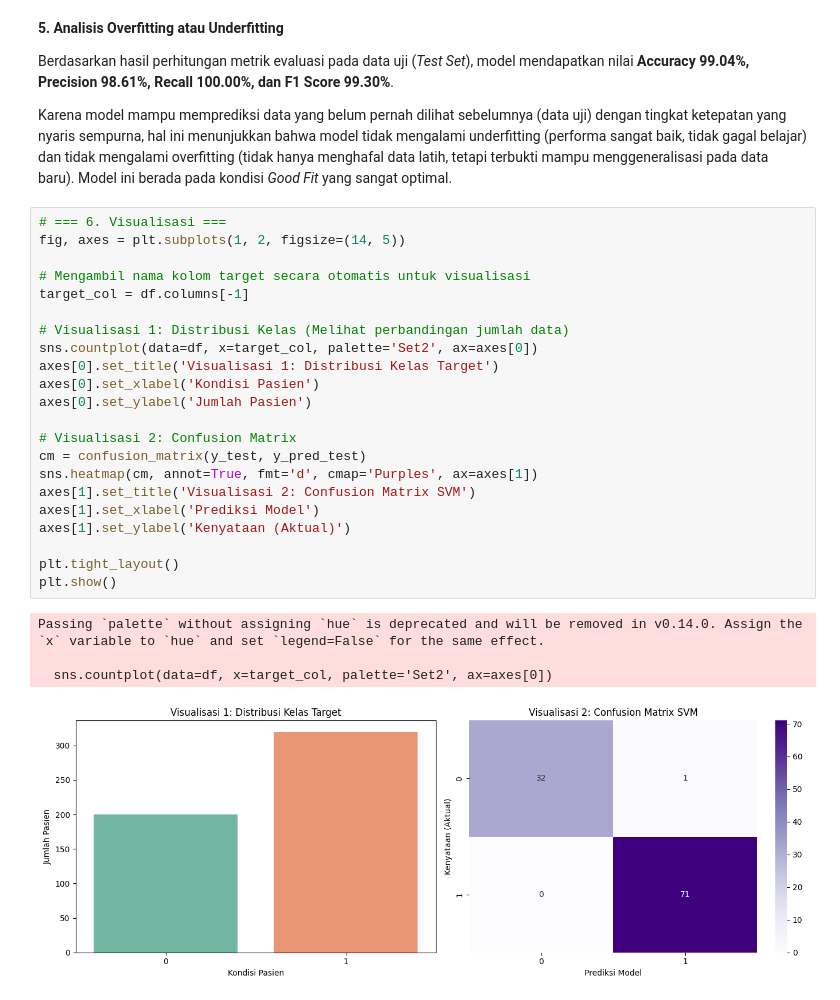
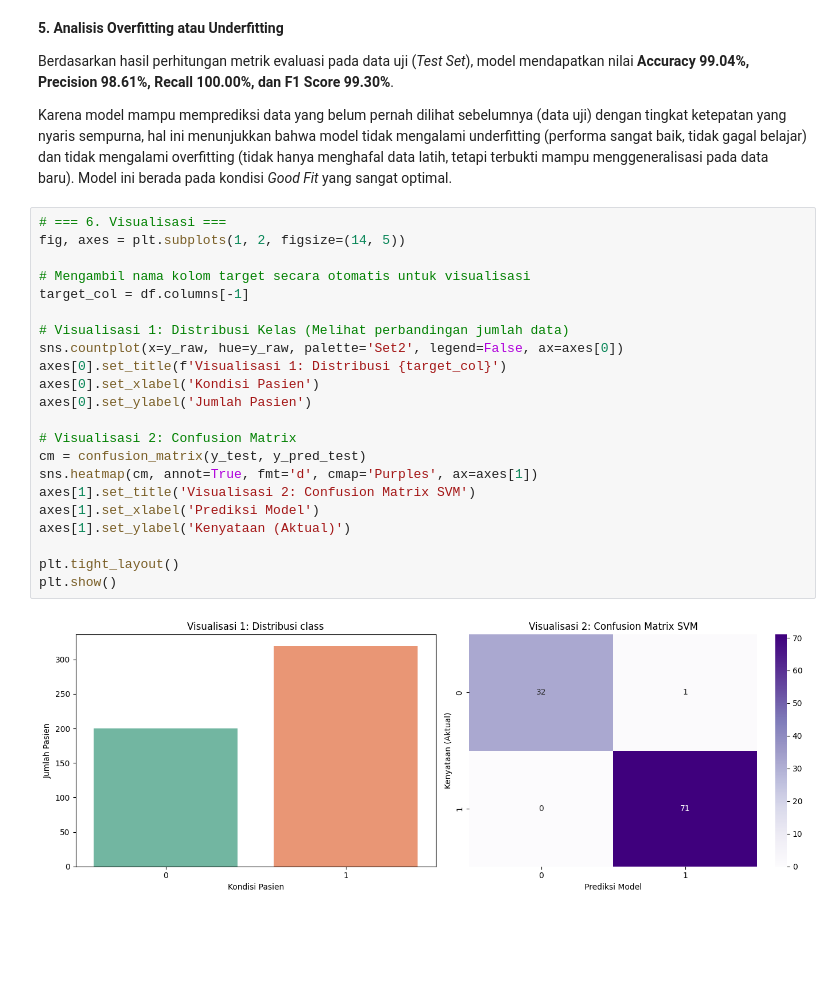
Before and after one commit to hidnira-lab/introduce-data-science, a Jupyter notebook: classification_with_support_vector_machines.ipynb, the cells around one changed output. Cells and saved outputs as stored; diff of their text form; blank space fills up the shorter version.

Commit message:
finalize : distribution visualization

```diff
--- a/classification_with_support_vector_machines.ipynb
+++ b/classification_with_support_vector_machines.ipynb
@@ -73,27 +73,24 @@ Karena model mampu memprediksi data yang belum pernah dilihat sebelumnya (data u
 # %%
 # === 6. Visualisasi ===
 fig, axes = plt.subplots(1, 2, figsize=(14, 5))
 
 # Mengambil nama kolom target secara otomatis untuk visualisasi
 target_col = df.columns[-1]
 
 # Visualisasi 1: Distribusi Kelas (Melihat perbandingan jumlah data)
-sns.countplot(data=df, x=target_col, palette='Set2', ax=axes[0])
-axes[0].set_title('Visualisasi 1: Distribusi Kelas Target')
+sns.countplot(x=y_raw, hue=y_raw, palette='Set2', legend=False, ax=axes[0])
+axes[0].set_title(f'Visualisasi 1: Distribusi {target_col}')
 axes[0].set_xlabel('Kondisi Pasien')
 axes[0].set_ylabel('Jumlah Pasien')
 
 # Visualisasi 2: Confusion Matrix
 cm = confusion_matrix(y_test, y_pred_test)
 sns.heatmap(cm, annot=True, fmt='d', cmap='Purples', ax=axes[1])
 axes[1].set_title('Visualisasi 2: Confusion Matrix SVM')
 axes[1].set_xlabel('Prediksi Model')
 axes[1].set_ylabel('Kenyataan (Aktual)')
 
 plt.tight_layout()
 plt.show()
 # %% [output]
-Passing `palette` without assigning `hue` is deprecated and will be removed in v0.14.0. Assign the `x` variable to `hue` and set `legend=False` for the same effect.
-
-  sns.countplot(data=df, x=target_col, palette='Set2', ax=axes[0])
-[figure, old version]
+[figure, new version]
```
